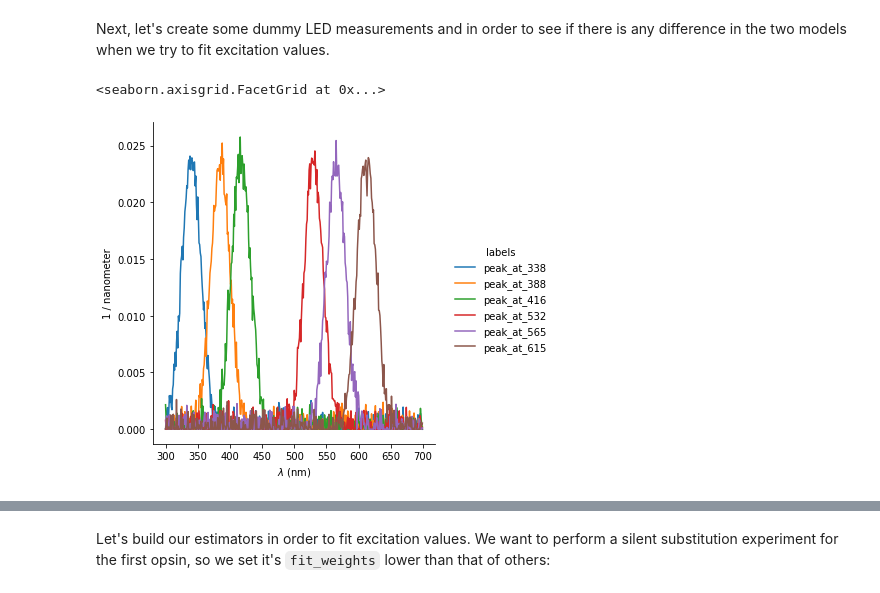
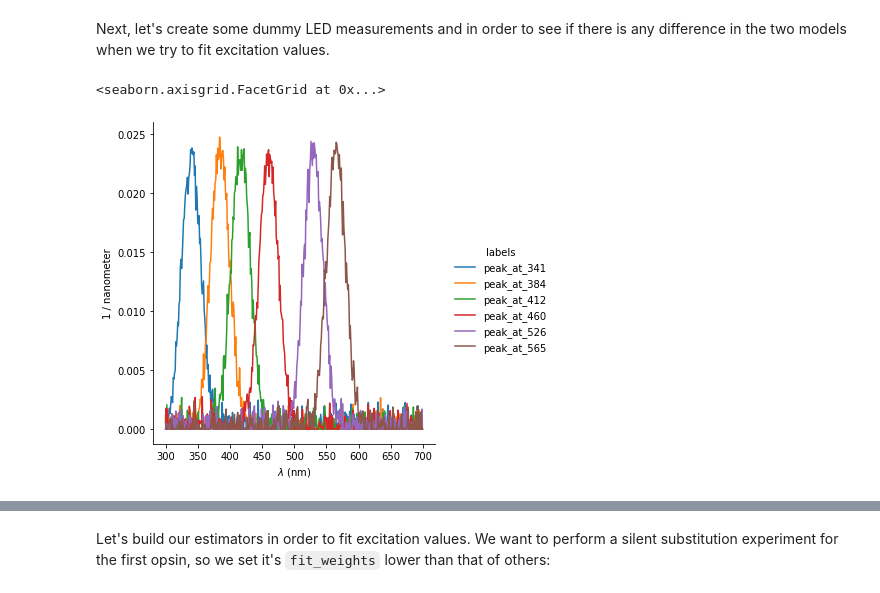
Before and after one commit to neuralsignal/dreye, a Jupyter notebook: tutorials/noisy_photoreceptor_model.ipynb, the cells around one changed output, grey strips where cells are left out. Cells and saved outputs as stored; diff of their text form; code cells hidden in the pictures.

```diff
--- a/tutorials/noisy_photoreceptor_model.ipynb
+++ b/tutorials/noisy_photoreceptor_model.ipynb
@@ -88,22 +92,22 @@ Next, let's create some dummy LED measurements and in order to see if there is a
 # %%
 max_ints = np.array([100, 110, 90, 120, 130, 150])
 measured_spectra = get_led_spectra_container(
     led_spectra=(
         norm.pdf(
             wls[:, None],
-            np.array([340, 385, 417, 530, 565, 612])[None],
+            np.array([340, 385, 417, 460, 530, 565])[None],
             15
         ) + np.random.normal(0, 0.001, (wls.size, 6))
     ),
     intensity_bounds=(np.zeros(6), max_ints),
     wavelengths=wls,
     output_bounds=(0, 5),
     intensity_units='microphotonflux',
     output_units='volts',
     steps=10
 )
 
 measured_spectra.normalized_spectra.plot()
 # %% [output]
 <seaborn.axisgrid.FacetGrid at 0x...>
-[figure, old version]
+[figure, new version]
```
Also changed, not shown: parts of 8 cells of this notebook, 16 other files.
